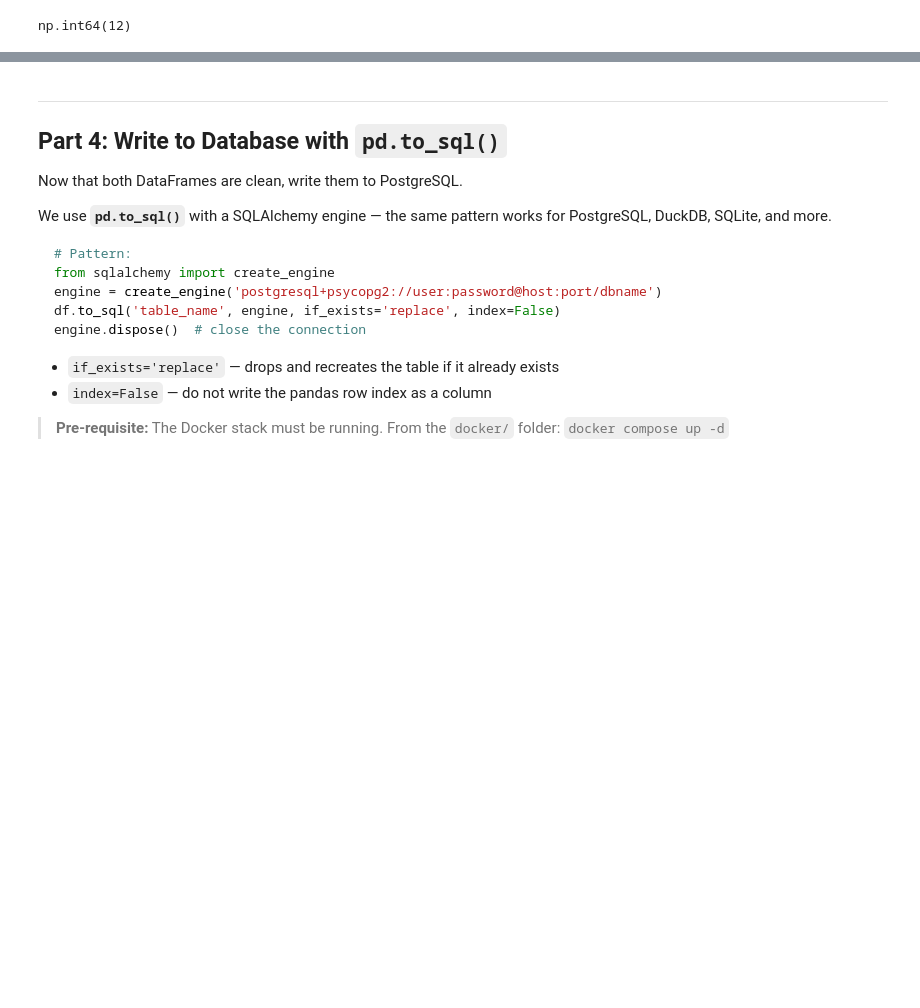
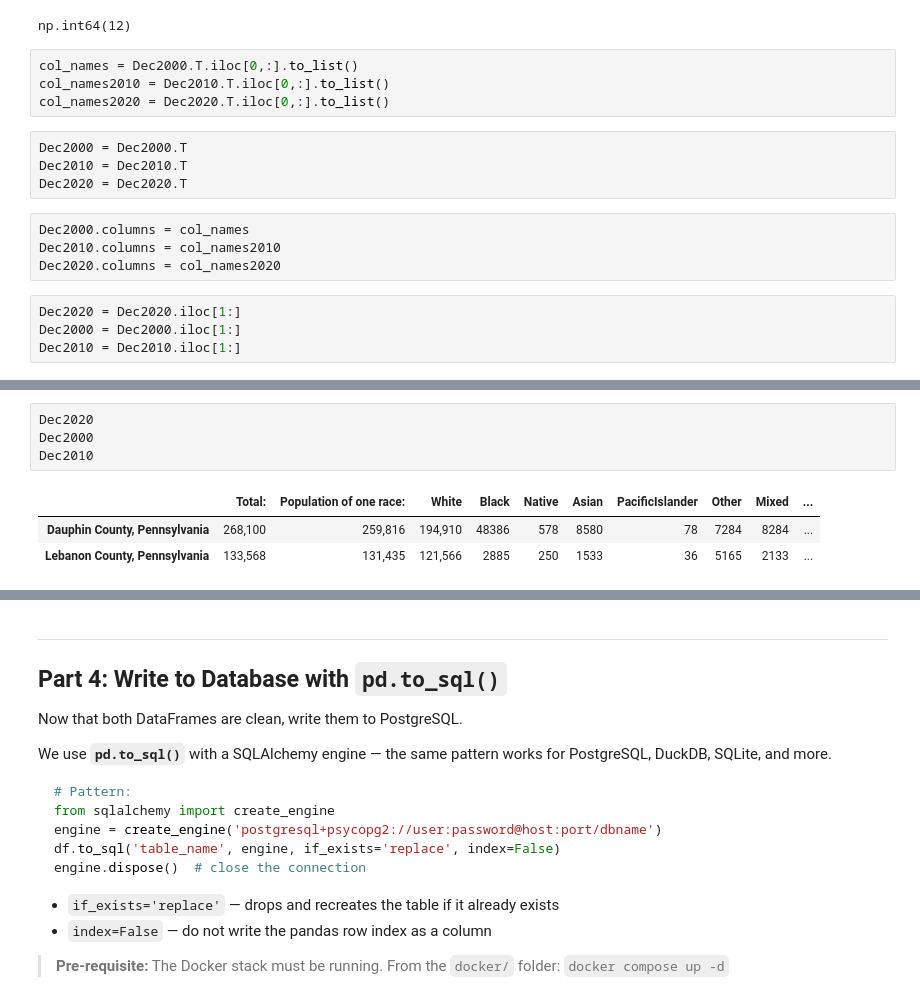
Before and after one commit to diazj2etown-sudo/UrbanHeatIslands, a Jupyter notebook: capstone.ipynb, the cells around one changed output, grey strips where cells are left out. Saved outputs shown, nothing was run; the diff lists cells and outputs as text; blank space fills up the shorter version.

```diff
--- a/capstone.ipynb
+++ b/capstone.ipynb
@@ -215,3 +215,19 @@ Lebanon.fillna(0)
 Lebanon['years_MLY-TAVG-NORMAL'].count()
 # %% [output]
 np.int64(12)
+# %%
+col_names = Dec2000.T.iloc[0,:].to_list()
+col_names2010 = Dec2010.T.iloc[0,:].to_list()
+col_names2020 = Dec2020.T.iloc[0,:].to_list()
+# %%
+Dec2000 = Dec2000.T
+Dec2010 = Dec2010.T
+Dec2020 = Dec2020.T
+# %%
+Dec2000.columns = col_names
+Dec2010.columns = col_names2010
+Dec2020.columns = col_names2020
+# %%
+Dec2020 = Dec2020.iloc[1:]
+Dec2000 = Dec2000.iloc[1:]
+Dec2010 = Dec2010.iloc[1:]
@@ -218,3 +253,11 @@ np.int64(12)
+# %%
+Dec2020
+Dec2000
+Dec2010
+# %% [output]
+|  | Total: | Population of one race: | White | Black | Native | Asian | PacificIslander | Other | Mixed | ... |
+| Dauphin County, Pennsylvania | 268,100 | 259,816 | 194,910 | 48386 | 578 | 8580 | 78 | 7284 | 8284 | ... |
+| Lebanon County, Pennsylvania | 133,568 | 131,435 | 121,566 | 2885 | 250 | 1533 | 36 | 5165 | 2133 | ... |
 # %%
 # Sanity check — preview the cleaned DataFrames
 #census
```
Also changed, not shown: parts of 8 cells of this notebook, 1 other file.
